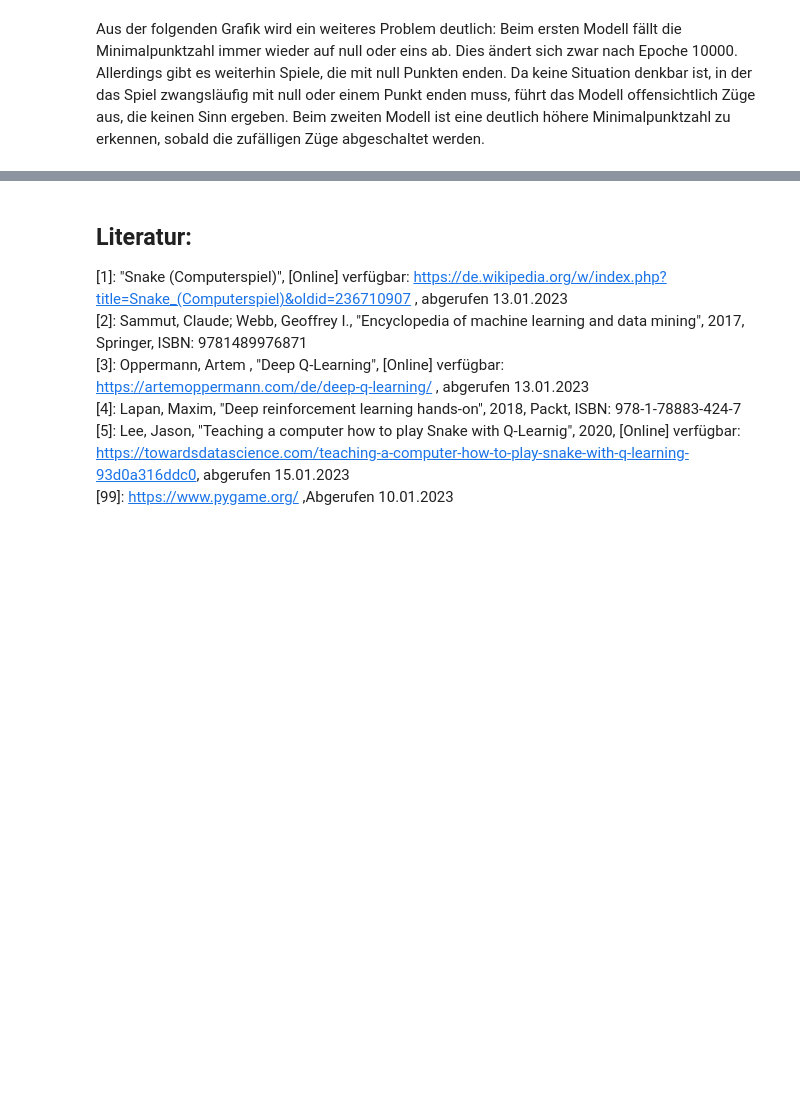
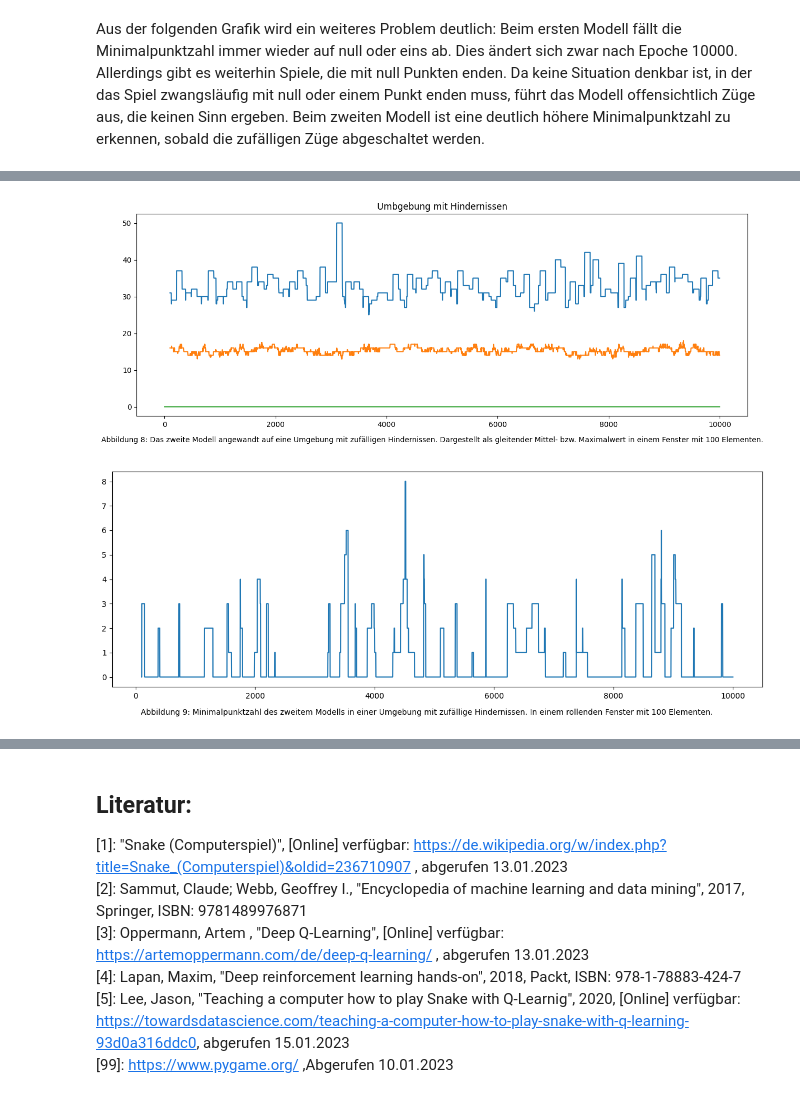
Before and after one commit to florianw830/DeepLearningWS2324, a Jupyter notebook: Snake.ipynb, the cells around one changed output, grey strips where cells are left out. Saved outputs shown, nothing was run; the diff lists cells and outputs as text; code cells hidden in the pictures; blank space fills up the shorter version.

```diff
--- a/Snake.ipynb
+++ b/Snake.ipynb
@@ -676,0 +712,41 @@ plot_list(k2,newsq2,"Abbildung 7: Ausgewählte Züge des ersten Modells. Bei den
+# %%
+def plot_pt_qlearn(ys,yse,txt1,txt2,title):
+    df = pd.DataFrame({'Points': ys})
+    df2 = pd.DataFrame({'Points': yse})
+    avg = df['Points'].rolling(window=100).max()
+    avg2 = df['Points'].rolling(window=100).median()
+    plt.figure(figsize=(15, 5))
+    plt.plot(avg)
+    plt.plot(avg2)
+    plt.plot(df2)
+    plt.title(title)
+
+    txt = txt1
+    plt.figtext(0.5, 0.01, txt, wrap=True, horizontalalignment='center', fontsize=10)
+    plt.show()
+
+    avg = df['Points'].rolling(window=100).min()
+
+    plt.figure(figsize=(15, 5))
+    plt.plot(avg)
+    txt = txt2
+    plt.figtext(0.5, 0.01, txt, wrap=True, horizontalalignment='center', fontsize=10)
+
+
+    plt.show()
+
+
+xs = []
+ys = []
+yse = []
+play_game(10000,newsq2,yse,ys,(3,1,-1,-2),True)
+p_txt1 = "Abbildung 8: Das zweite Modell angewandt auf eine Umgebung mit zufälligen Hindernissen. Dargestellt als gleitender Mittel- bzw. Maximalwert in einem Fenster mit 100 Elementen."
+p_txt2 = "Abbildung 9: Minimalpunktzahl des zweitem Modells in einer Umgebung mit zufällige Hindernissen. In einem rollenden Fenster mit 100 Elementen."
+title = "Umbgebung mit Hindernissen"
+plot_pt_qlearn(ys,yse,p_txt1,p_txt2,title)
+
+
+plt.show()
+# %% [output]
+[figure, added]
+[figure, added]
```
Also changed, not shown: parts of 22 cells of this notebook.
